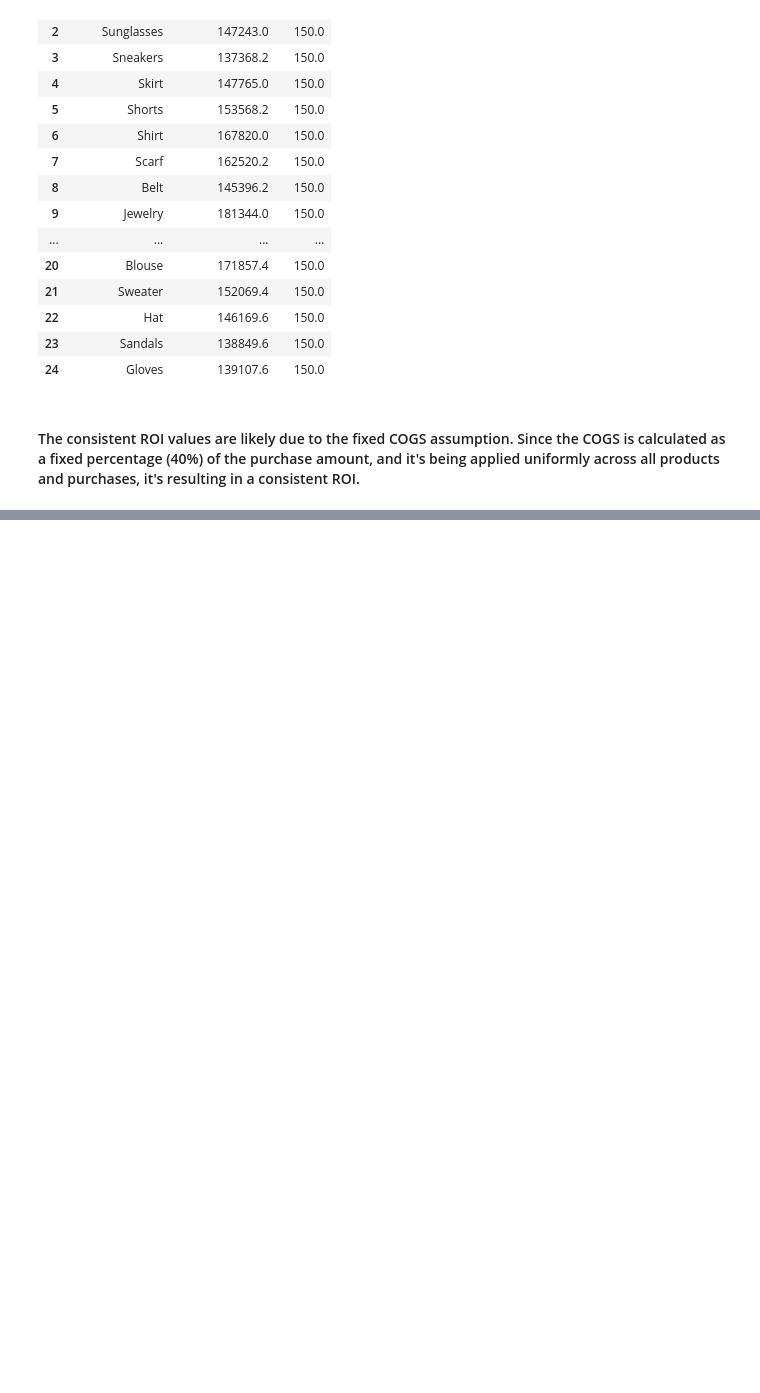
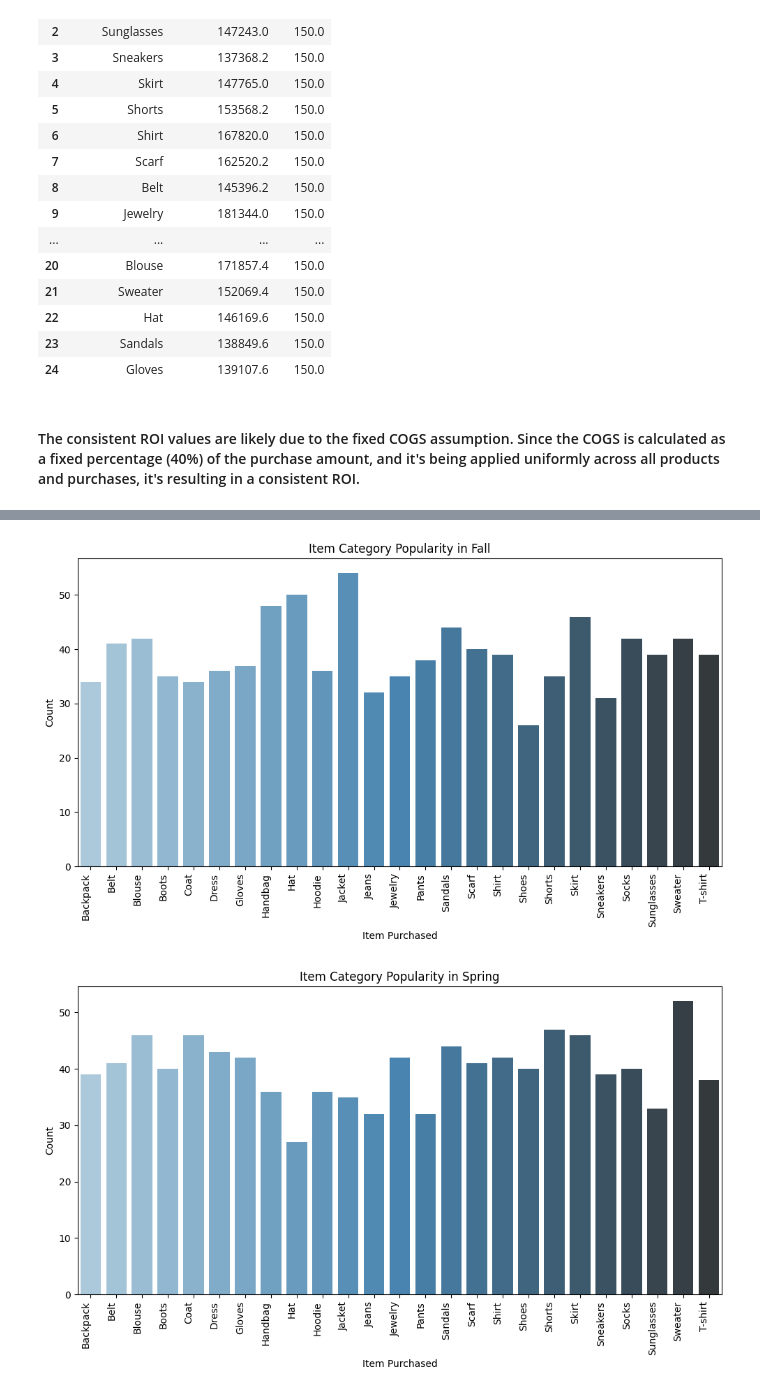
Before and after one commit to shoaiburrehman/data-expedition-movies, a Jupyter notebook: customer-shopping-trends-eda-on-progress.ipynb, the cells around one changed output, grey strips where cells are left out. Drawn from its saved outputs; the diff is of its cells as text; code cells hidden in the pictures; blank space fills up the shorter version.

```diff
--- a/customer-shopping-trends-eda-on-progress.ipynb
+++ b/customer-shopping-trends-eda-on-progress.ipynb
@@ -244,0 +259,14 @@ top_roi_items[['Item Purchased', 'Net Profit (USD)', 'ROI (%)']]
+# %%
+seasons = seasonal_item_counts['Season'].unique()
+
+for season in seasons:
+    plt.figure(figsize=(10, 6))
+    ax = sns.barplot(x='Item Purchased', y='Count', data=seasonal_item_counts[seasonal_item_counts['Season'] == season], palette='Blues_d')
+    ax.set_title(f'Item Category Popularity in {season}')
+    plt.xticks(rotation=90, ha='right')
+    plt.tight_layout()
+
+plt.show()
+# %% [output]
+[figure, added]
+[figure, added]
```
Also changed, not shown: parts of 11 cells of this notebook.
